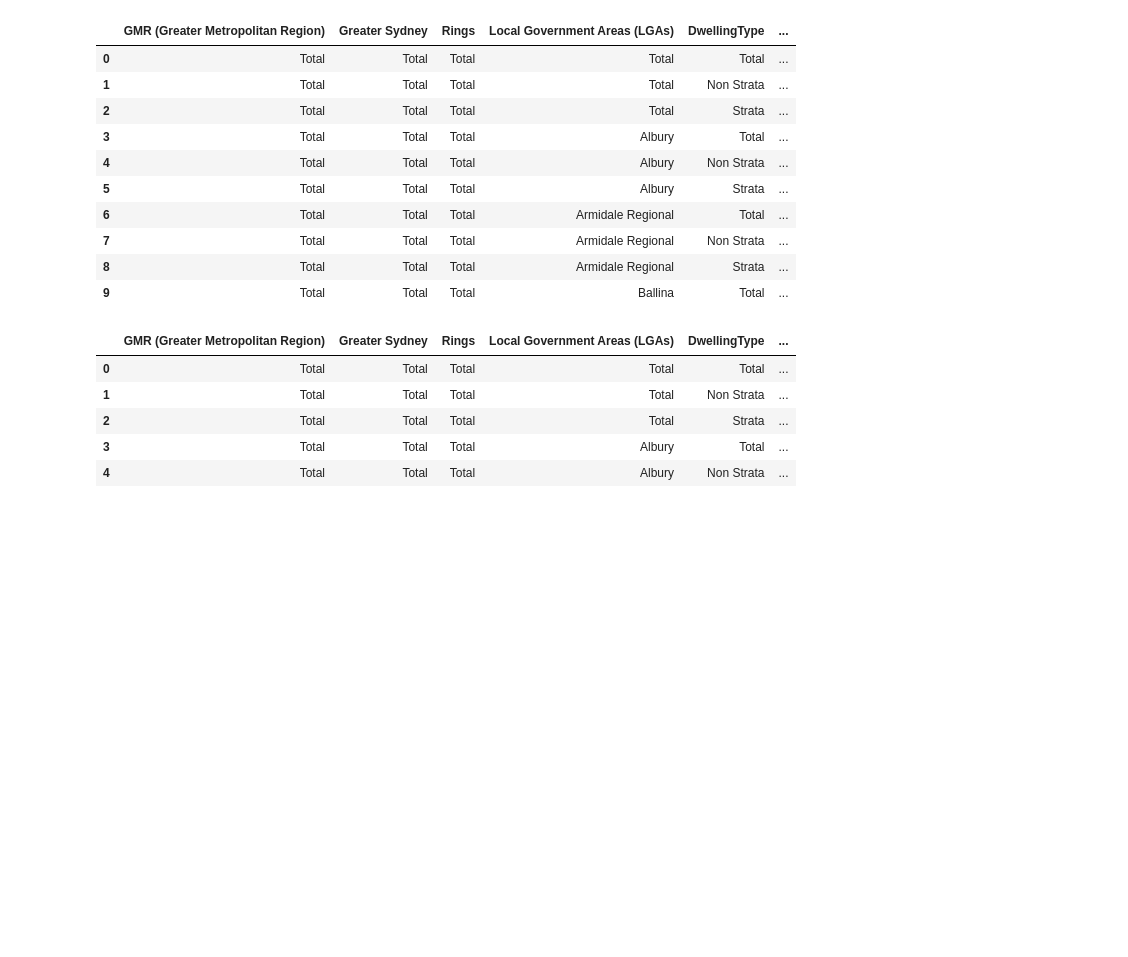
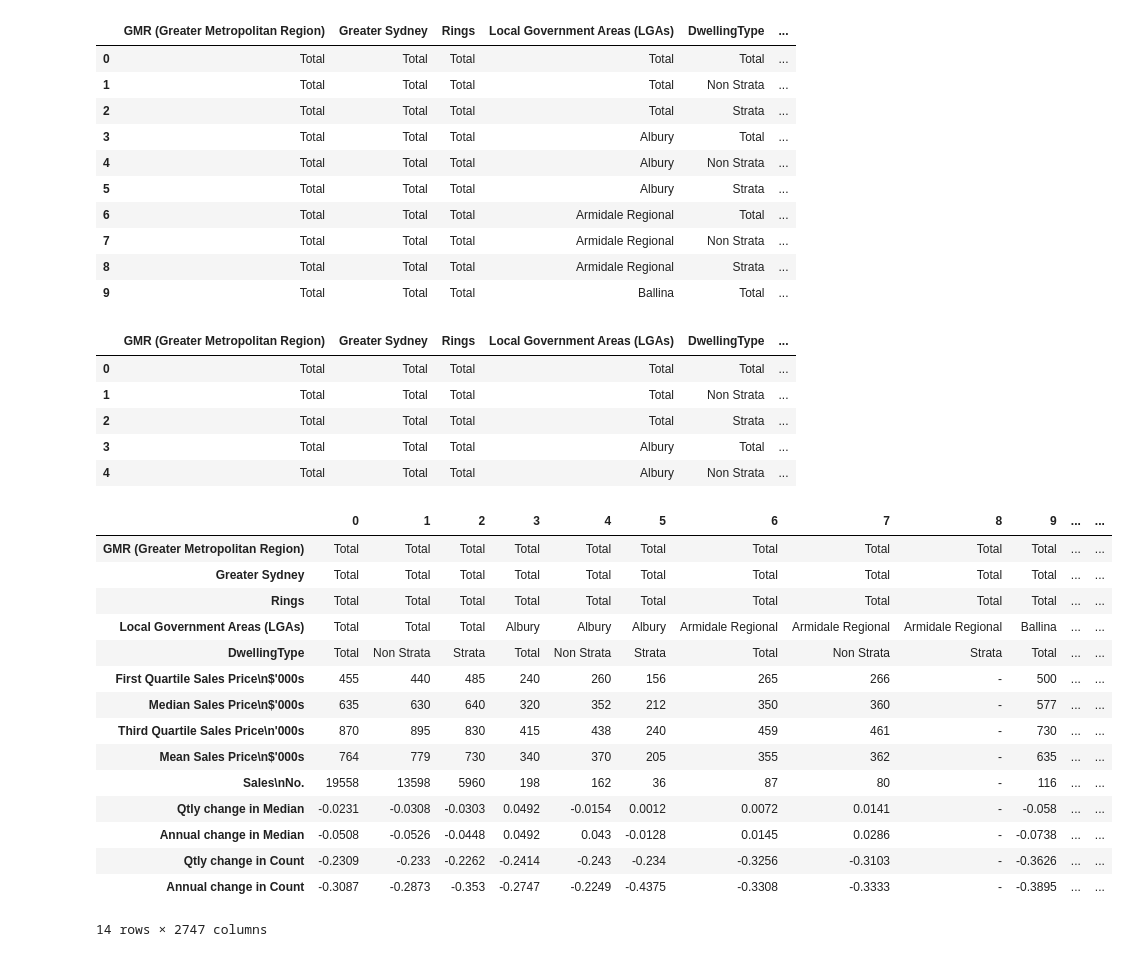
Before and after one commit to Hamza-cmd/Comp257-Project, a Jupyter notebook: SalesTable.ipynb, the cells around one changed output. Saved outputs shown, nothing was run; the diff lists cells and outputs as text; code cells hidden in the pictures; blank space fills up the shorter version.

Commit message:
Sales Table for Project

```diff
--- a/SalesTable.ipynb
+++ b/SalesTable.ipynb
@@ -42,3 +42,22 @@ LGA.head()
 | 2 | Total | Total | Total | Total | Strata | ... |
 | 3 | Total | Total | Total | Albury | Total | ... |
 | 4 | Total | Total | Total | Albury | Non Strata | ... |
+# %%
+LGA.transpose()
+# %% [output]
+|  | 0 | 1 | 2 | 3 | 4 | 5 | 6 | 7 | 8 | 9 | ... | ... |
+| GMR (Greater Metropolitan Region) | Total | Total | Total | Total | Total | Total | Total | Total | Total | Total | ... | ... |
+| Greater Sydney | Total | Total | Total | Total | Total | Total | Total | Total | Total | Total | ... | ... |
+| Rings | Total | Total | Total | Total | Total | Total | Total | Total | Total | Total | ... | ... |
+| Local Government Areas (LGAs) | Total | Total | Total | Albury | Albury | Albury | Armidale Regional | Armidale Regional | Armidale Regional | Ballina | ... | ... |
+| DwellingType | Total | Non Strata | Strata | Total | Non Strata | Strata | Total | Non Strata | Strata | Total | ... | ... |
+| First Quartile Sales Price\n$'000s | 455 | 440 | 485 | 240 | 260 | 156 | 265 | 266 | - | 500 | ... | ... |
+| Median Sales Price\n$'000s | 635 | 630 | 640 | 320 | 352 | 212 | 350 | 360 | - | 577 | ... | ... |
+| Third Quartile Sales Price\n'000s | 870 | 895 | 830 | 415 | 438 | 240 | 459 | 461 | - | 730 | ... | ... |
+| Mean Sales Price\n$'000s | 764 | 779 | 730 | 340 | 370 | 205 | 355 | 362 | - | 635 | ... | ... |
+| Sales\nNo. | 19558 | 13598 | 5960 | 198 | 162 | 36 | 87 | 80 | - | 116 | ... | ... |
+| Qtly change in Median | -0.0231 | -0.0308 | -0.0303 | 0.0492 | -0.0154 | 0.0012 | 0.0072 | 0.0141 | - | -0.058 | ... | ... |
+| Annual change in Median | -0.0508 | -0.0526 | -0.0448 | 0.0492 | 0.043 | -0.0128 | 0.0145 | 0.0286 | - | -0.0738 | ... | ... |
+| Qtly change in Count | -0.2309 | -0.233 | -0.2262 | -0.2414 | -0.243 | -0.234 | -0.3256 | -0.3103 | - | -0.3626 | ... | ... |
+| Annual change in Count | -0.3087 | -0.2873 | -0.353 | -0.2747 | -0.2249 | -0.4375 | -0.3308 | -0.3333 | - | -0.3895 | ... | ... |
+14 rows × 2747 columns
```
Also changed, not shown: parts of 2 cells of this notebook.
